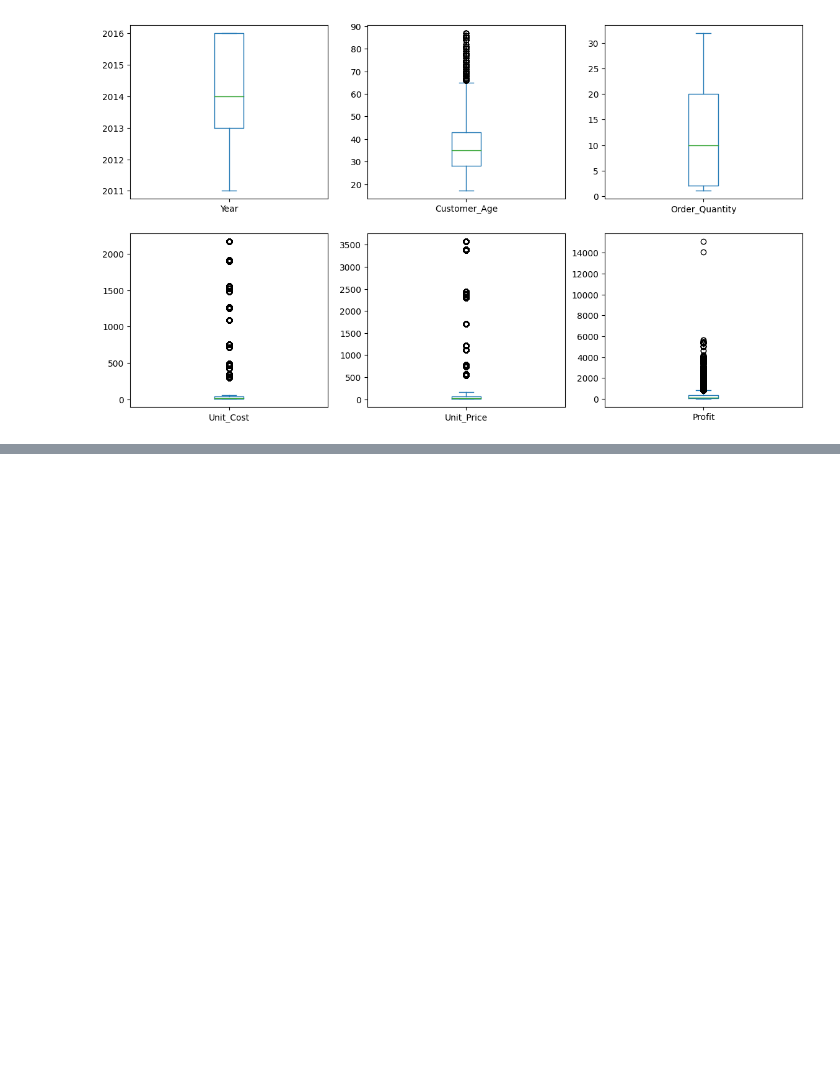
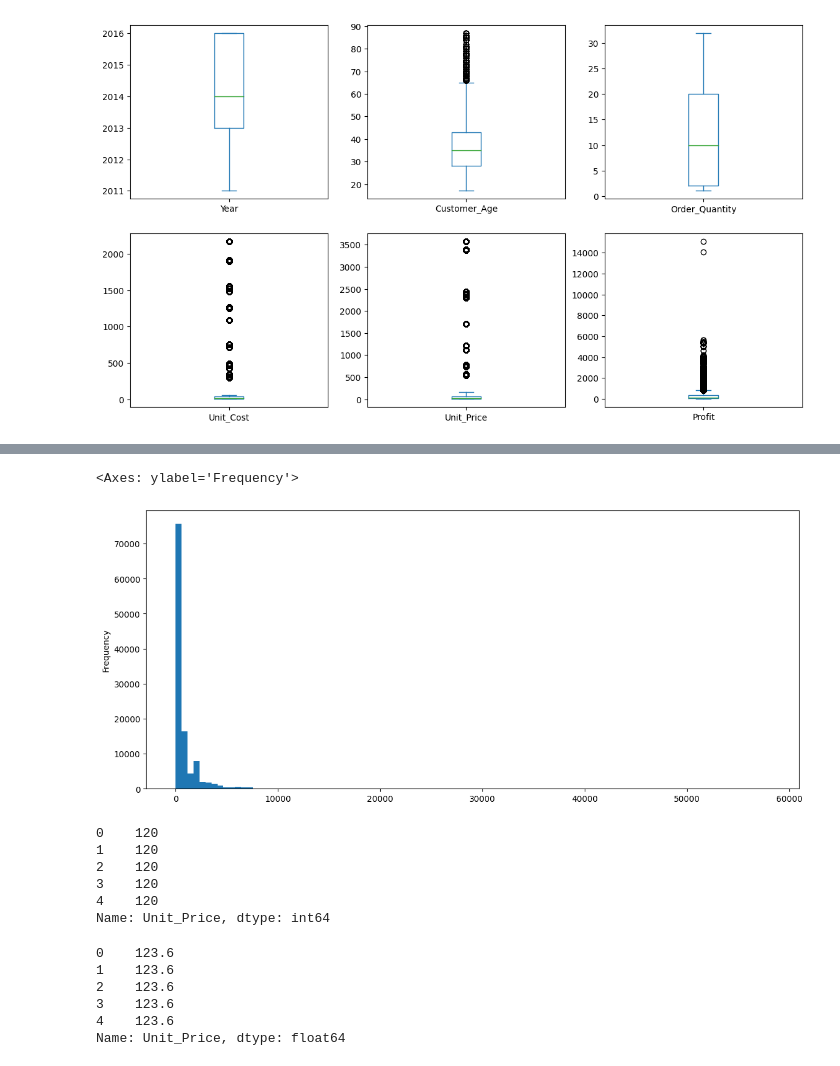
Before and after one commit to EmidioLP/Freecodecamp, a Jupyter notebook: Data_Analysis_with_Python/DataAnalysis_1.ipynb, the cells around one changed output, grey strips where cells are left out. Drawn from its saved outputs; the diff is of its cells as text; code cells hidden in the pictures; blank space fills up the shorter version.

```diff
--- a/Data_Analysis_with_Python/DataAnalysis_1.ipynb
+++ b/Data_Analysis_with_Python/DataAnalysis_1.ipynb
@@ -169,0 +235,14 @@ dtype: object
+# %%
+sales['Revenue'].plot(kind='hist', bins=100, figsize=(14,6))
+# %% [output]
+<Axes: ylabel='Frequency'>
+[figure, added]
+# %%
+sales['Unit_Price'].head()
+# %% [output]
+0    120
+1    120
+2    120
+3    120
+4    120
+Name: Unit_Price, dtype: int64
@@ -169,0 +251,9 @@ dtype: object
+# %%
+sales['Unit_Price'].head()
+# %% [output]
+0    123.6
+1    123.6
+2    123.6
+3    123.6
+4    123.6
+Name: Unit_Price, dtype: float64
```
Also changed, not shown: parts of 21 cells of this notebook.
